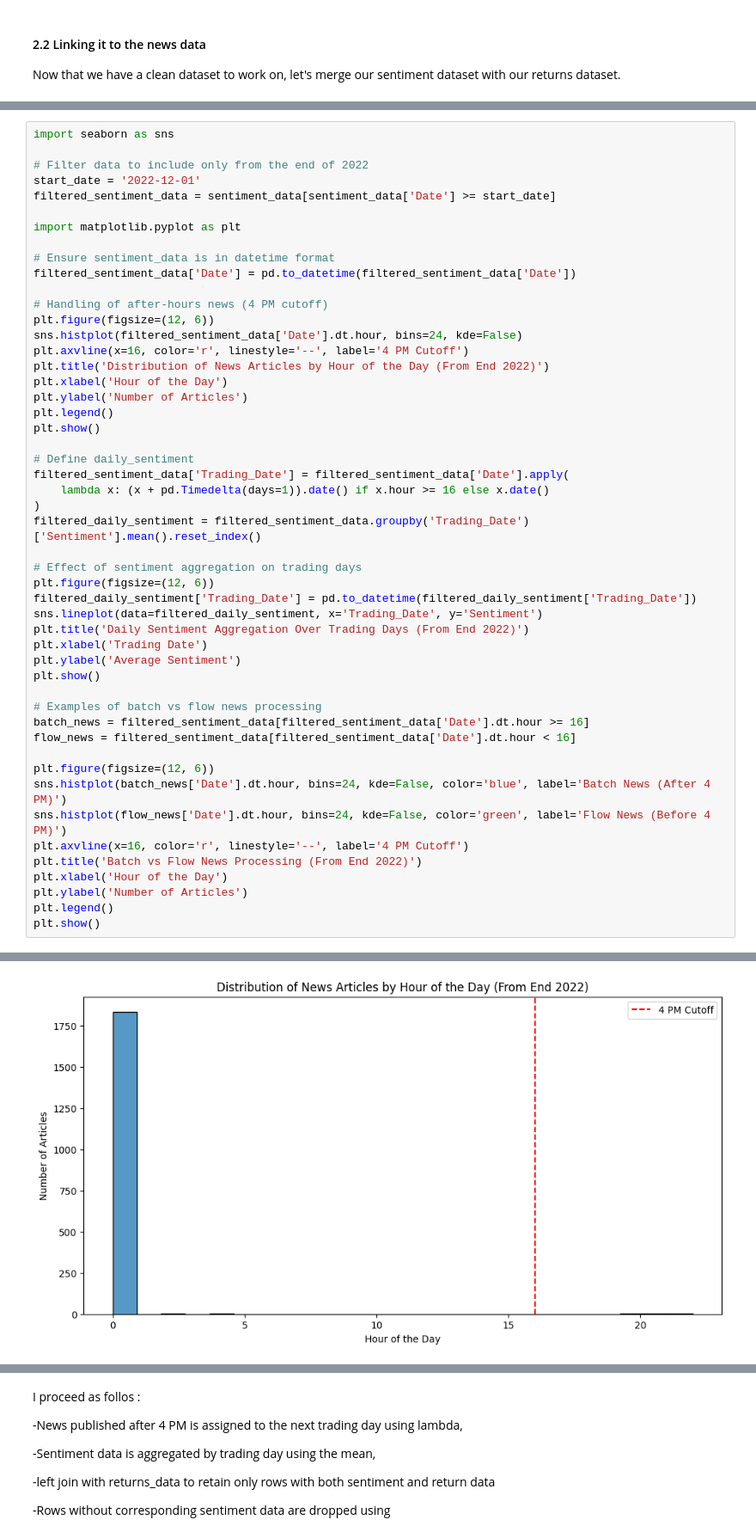
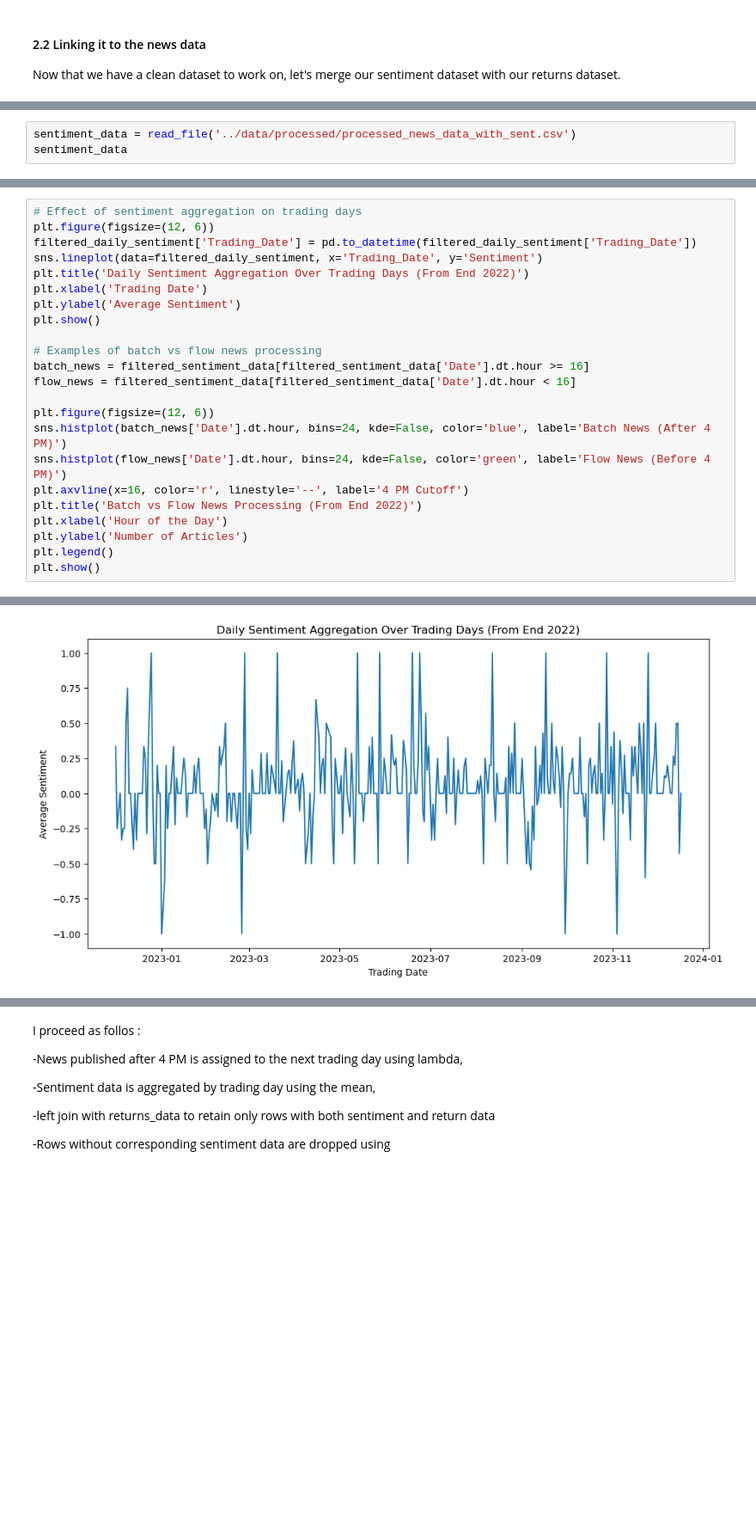
Before and after one commit to Crqbu/Sentiment-Market-Anomaly, a Jupyter notebook: notebooks/data_analysis_with_plots.ipynb, the cells around one changed output, grey strips where cells are left out. Shown at 86% size. Saved outputs shown, nothing was run; the diff lists cells and outputs as text; blank space fills up the shorter version.

```diff
--- a/notebooks/data_analysis_with_plots.ipynb
+++ b/notebooks/data_analysis_with_plots.ipynb
@@ -358,0 +351,3 @@ sentiment_data.tail(5)
+# %%
+sentiment_data = read_file('../data/processed/processed_news_data_with_sent.csv')
+sentiment_data
@@ -368,31 +417,4 @@ returns_data.tail(5)
 # %%
-import seaborn as sns
-
-# Filter data to include only from the end of 2022
-start_date = '2022-12-01'
-filtered_sentiment_data = sentiment_data[sentiment_data['Date'] >= start_date]
-
-import matplotlib.pyplot as plt
-
-# Ensure sentiment_data is in datetime format
-filtered_sentiment_data['Date'] = pd.to_datetime(filtered_sentiment_data['Date'])
-
-# Handling of after-hours news (4 PM cutoff)
-plt.figure(figsize=(12, 6))
-sns.histplot(filtered_sentiment_data['Date'].dt.hour, bins=24, kde=False)
-plt.axvline(x=16, color='r', linestyle='--', label='4 PM Cutoff')
-plt.title('Distribution of News Articles by Hour of the Day (From End 2022)')
-plt.xlabel('Hour of the Day')
-plt.ylabel('Number of Articles')
-plt.legend()
-plt.show()
-
-# Define daily_sentiment
-filtered_sentiment_data['Trading_Date'] = filtered_sentiment_data['Date'].apply(
-	lambda x: (x + pd.Timedelta(days=1)).date() if x.hour >= 16 else x.date()
-)
-filtered_daily_sentiment = filtered_sentiment_data.groupby('Trading_Date')['Sentiment'].mean().reset_index()
-
 # Effect of sentiment aggregation on trading days
 plt.figure(figsize=(12, 6))
 filtered_daily_sentiment['Trading_Date'] = pd.to_datetime(filtered_daily_sentiment['Trading_Date'])
@@ -424 +441 @@ See the caveats in the documentation: https://pandas.pydata.org/pandas-docs/stab
-[figure, old version]
+[figure, new version]
```
Also changed, not shown: parts of 14 cells of this notebook, 1 other file.
